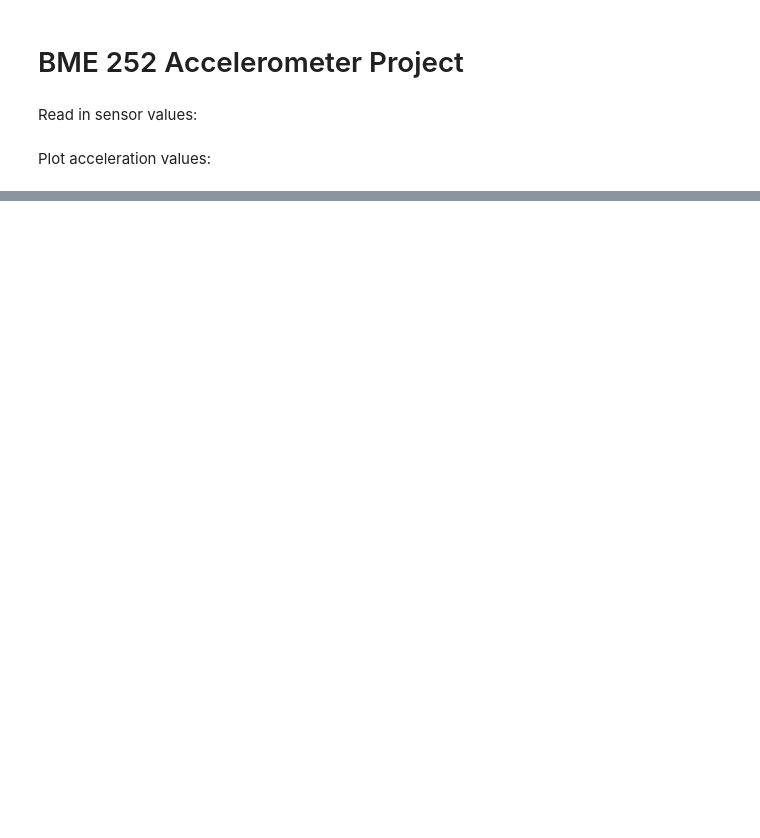
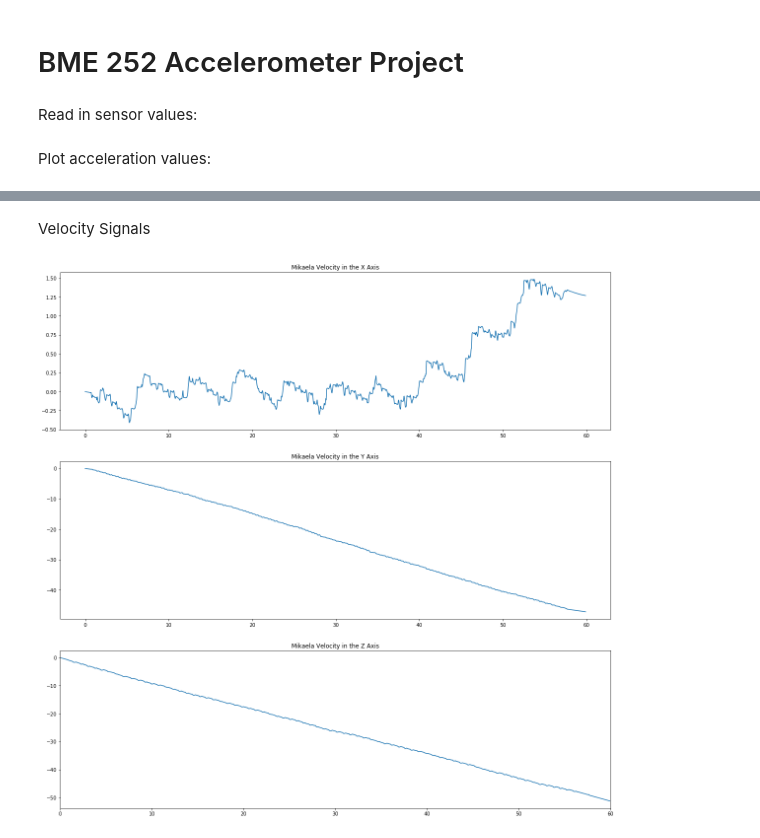
Before and after one commit to MikaelaMacMahon/stairway-to-heaven, a Jupyter notebook: Mikaela is da BOMB/blankStairs.ipynb, the cells around one changed output, grey strips where cells are left out. Saved outputs shown, nothing was run; the diff lists cells and outputs as text; code cells hidden in the pictures; blank space fills up the shorter version.

```diff
--- a/Mikaela is da BOMB/blankStairs.ipynb
+++ b/Mikaela is da BOMB/blankStairs.ipynb
@@ -42,0 +47,46 @@ NameError: name 'plot' is not defined
+# %% [markdown]
+Velocity Signals
+# %%
+#%%Velocity X
+y = aX
+vX = integrate.cumtrapz(y, aTime, initial = 0)
+#plt.figure()
+#plt.plot(aTime, vX)
+#plt.title("Velocity X")
+#plt.xlabel("Time (s)")
+#plt.ylabel("Velocity")
+#plt.show()
+
+#%%Velocity Y
+vY = integrate.cumtrapz(aY, aTime, initial=0)
+#plt.figure()
+#plt.plot(aTime, vY)
+#plt.title("Velocity Y")
+#plt.xlabel("Time (s)")
+#plt.ylabel("Velocity")
+#plt.show()
+
+#%%Velocity Z
+vZ = integrate.cumtrapz(aZ, aTime, initial=0)
+#plt.figure()
+#plt.plot(aTime, vZ)
+#plt.title("Velocity Z")
+#plt.xlabel("Time (s)")
+#plt.ylabel("Velocity")
+#plt.show()
+
+#%%Plotting all three velocity signals
+plt.figure(figsize = (20,20))
+plt.subplot(3,1,1)
+plt.plot(aTime,vX)
+plt.title(personStr + " Velocity in the X Axis")
+plt.subplot(3,1,2)
+plt.plot(aTime,vY)
+plt.title(personStr + " Velocity in the Y Axis")
+plt.subplot(3,1,3)
+plt.plot(aTime,vZ)
+plt.title(personStr + " Velocity in the Z Axis")
+plt.xlim(0,60)
+plt.show()
+# %% [output]
+[figure, added]
```
Also changed, not shown: parts of 8 cells of this notebook.
